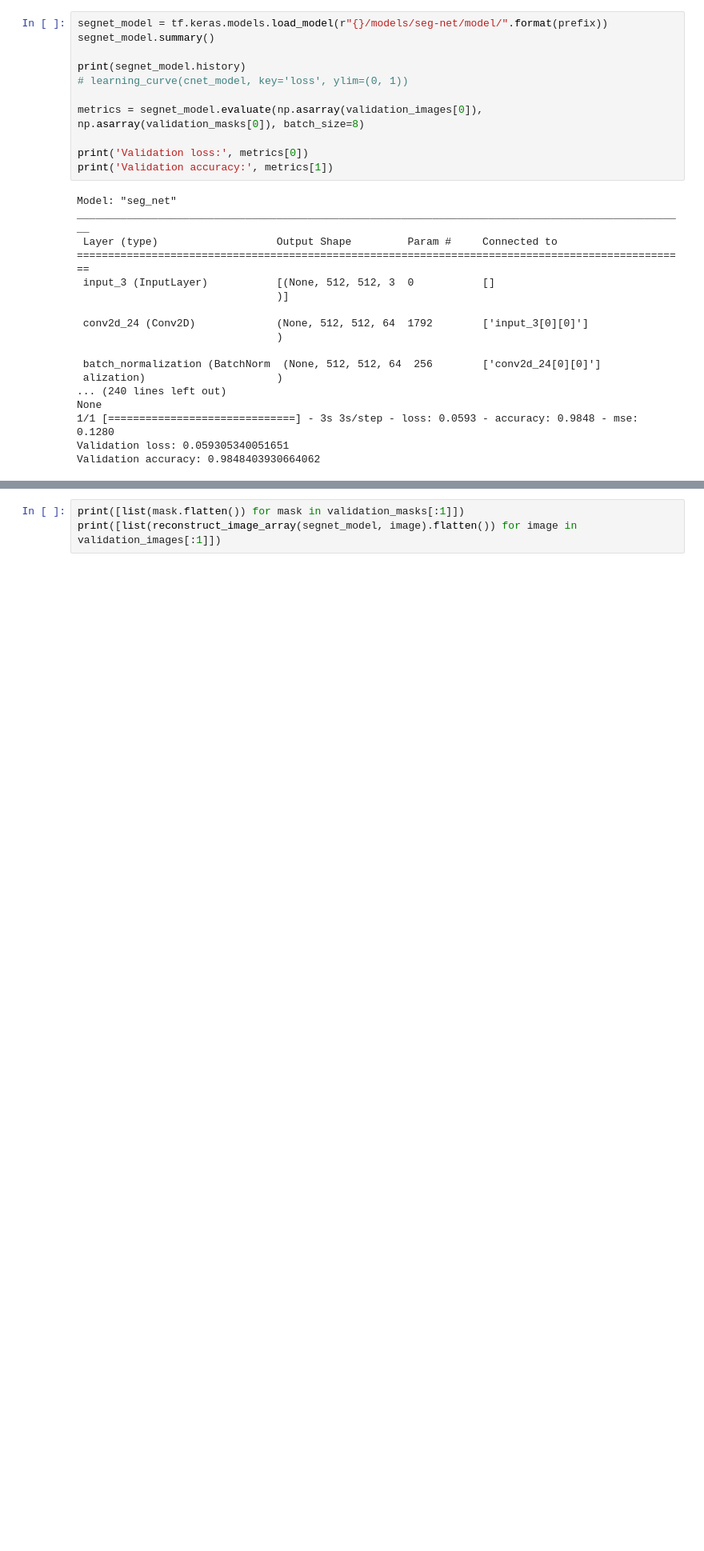
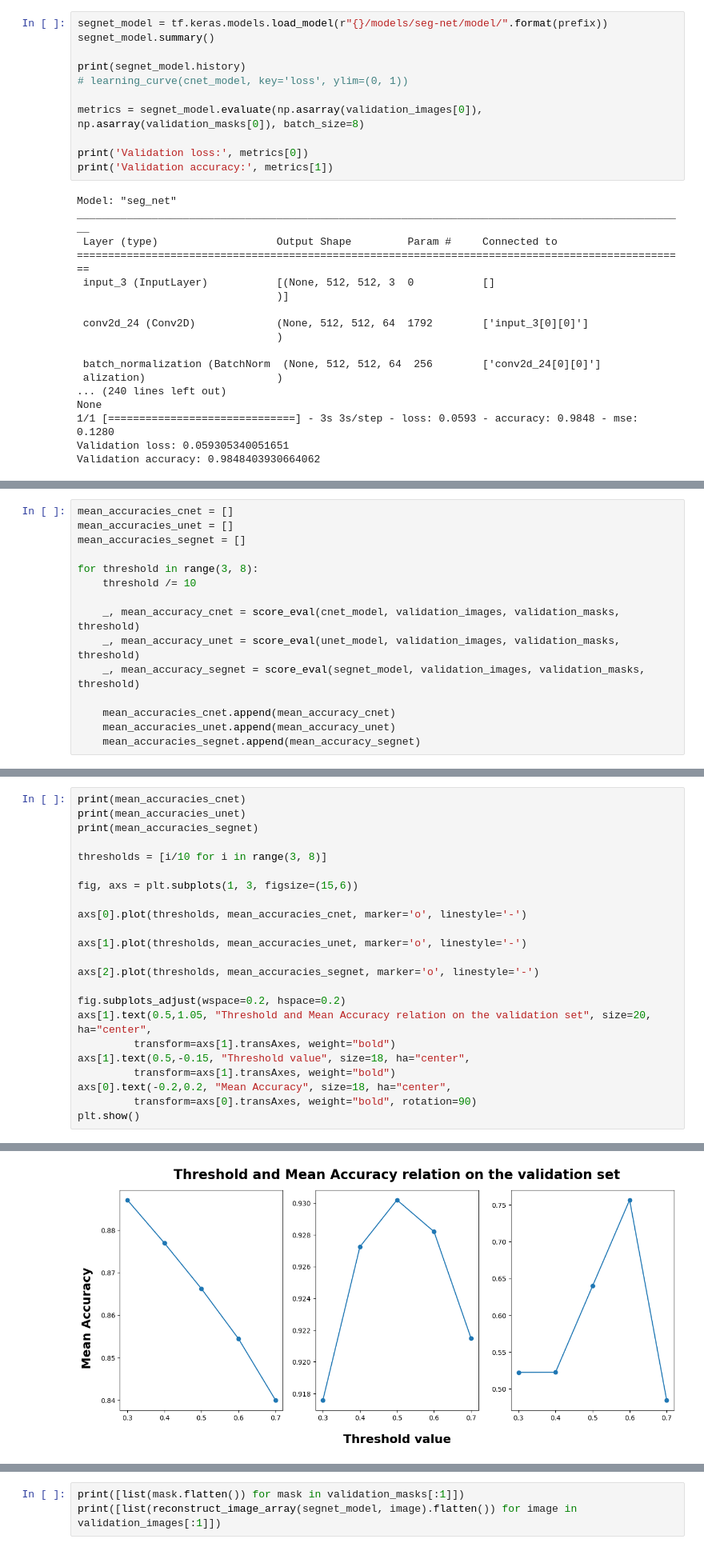
Before and after one commit to radufx/deftrack-experiments, a Jupyter notebook: results.ipynb, the cells around one changed output, grey strips where cells are left out. Shown at 80% size. Cells and saved outputs as stored; diff of their text form; blank space fills up the shorter version.

```diff
--- a/results.ipynb
+++ b/results.ipynb
@@ -314,0 +309,15 @@ fig.savefig('masks-comparison.pdf', bbox_inches = 'tight', pad_inches = 0.1)
+# %%
+mean_accuracies_cnet = []
+mean_accuracies_unet = []
+mean_accuracies_segnet = []
+
+for threshold in range(3, 8):
+    threshold /= 10
+
+    _, mean_accuracy_cnet = score_eval(cnet_model, validation_images, validation_masks, threshold)
+    _, mean_accuracy_unet = score_eval(unet_model, validation_images, validation_masks, threshold)
+    _, mean_accuracy_segnet = score_eval(segnet_model, validation_images, validation_masks, threshold)
+
+    mean_accuracies_cnet.append(mean_accuracy_cnet)
+    mean_accuracies_unet.append(mean_accuracy_unet)
+    mean_accuracies_segnet.append(mean_accuracy_segnet)
@@ -314,0 +342,24 @@ fig.savefig('masks-comparison.pdf', bbox_inches = 'tight', pad_inches = 0.1)
+# %%
+print(mean_accuracies_cnet)
+print(mean_accuracies_unet)
+print(mean_accuracies_segnet)
+
+thresholds = [i/10 for i in range(3, 8)]
+
+fig, axs = plt.subplots(1, 3, figsize=(15,6))
+
+axs[0].plot(thresholds, mean_accuracies_cnet, marker='o', linestyle='-')
+
+axs[1].plot(thresholds, mean_accuracies_unet, marker='o', linestyle='-')
+
+axs[2].plot(thresholds, mean_accuracies_segnet, marker='o', linestyle='-')
+
+fig.subplots_adjust(wspace=0.2, hspace=0.2)
+axs[1].text(0.5,1.05, "Threshold and Mean Accuracy relation on the validation set", size=20, ha="center",
+         transform=axs[1].transAxes, weight="bold")
+axs[1].text(0.5,-0.15, "Threshold value", size=18, ha="center",
+         transform=axs[1].transAxes, weight="bold")
+axs[0].text(-0.2,0.2, "Mean Accuracy", size=18, ha="center",
+         transform=axs[0].transAxes, weight="bold", rotation=90)
+plt.show()
+# %% [output]
@@ -314,0 +369 @@ fig.savefig('masks-comparison.pdf', bbox_inches = 'tight', pad_inches = 0.1)
+[figure, added]
```
Also changed, not shown: parts of 14 cells of this notebook, 4 other files.
